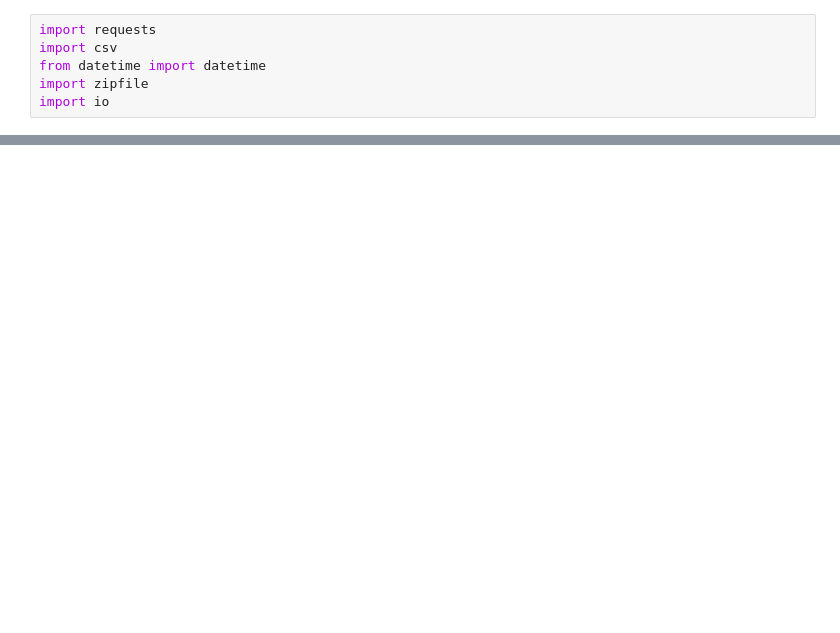
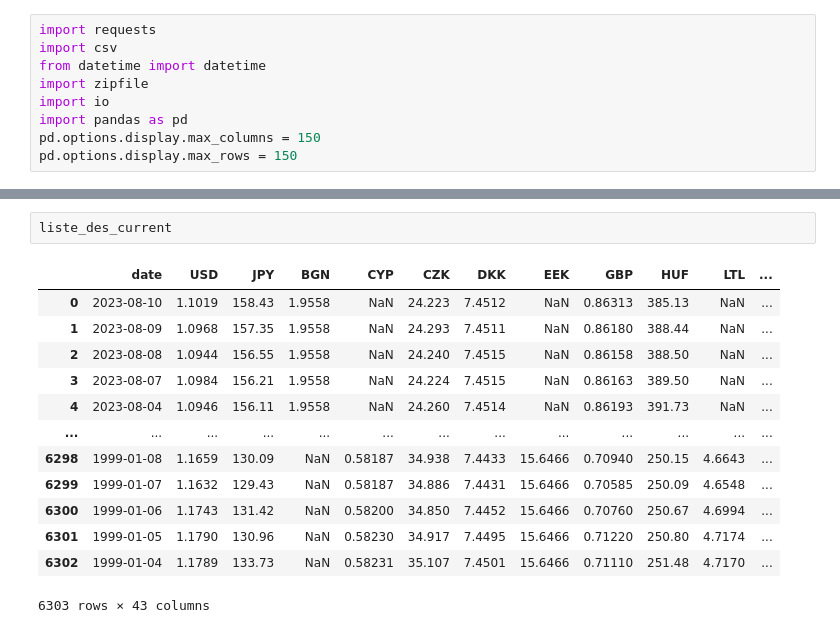
Before and after one commit to henzozhang/projet_bce_taux_echange, a Jupyter notebook: scrapy_taux_echang.ipynb, the cells around one changed output, grey strips where cells are left out. Cells and saved outputs as stored; diff of their text form; blank space fills up the shorter version.

```diff
--- a/scrapy_taux_echang.ipynb
+++ b/scrapy_taux_echang.ipynb
@@ -38,3 +4,6 @@ import csv
 from datetime import datetime
 import zipfile
 import io
+import pandas as pd
+pd.options.display.max_columns = 150
+pd.options.display.max_rows = 150
@@ -57,0 +59,16 @@ Extraction réussie.
+# %%
+liste_des_current
+# %% [output]
+|  | date | USD | JPY | BGN | CYP | CZK | DKK | EEK | GBP | HUF | LTL | ... |
+| 0 | 2023-08-10 | 1.1019 | 158.43 | 1.9558 | NaN | 24.223 | 7.4512 | NaN | 0.86313 | 385.13 | NaN | ... |
+| 1 | 2023-08-09 | 1.0968 | 157.35 | 1.9558 | NaN | 24.293 | 7.4511 | NaN | 0.86180 | 388.44 | NaN | ... |
+| 2 | 2023-08-08 | 1.0944 | 156.55 | 1.9558 | NaN | 24.240 | 7.4515 | NaN | 0.86158 | 388.50 | NaN | ... |
+| 3 | 2023-08-07 | 1.0984 | 156.21 | 1.9558 | NaN | 24.224 | 7.4515 | NaN | 0.86163 | 389.50 | NaN | ... |
+| 4 | 2023-08-04 | 1.0946 | 156.11 | 1.9558 | NaN | 24.260 | 7.4514 | NaN | 0.86193 | 391.73 | NaN | ... |
+| ... | ... | ... | ... | ... | ... | ... | ... | ... | ... | ... | ... | ... |
+| 6298 | 1999-01-08 | 1.1659 | 130.09 | NaN | 0.58187 | 34.938 | 7.4433 | 15.6466 | 0.70940 | 250.15 | 4.6643 | ... |
+| 6299 | 1999-01-07 | 1.1632 | 129.43 | NaN | 0.58187 | 34.886 | 7.4431 | 15.6466 | 0.70585 | 250.09 | 4.6548 | ... |
+| 6300 | 1999-01-06 | 1.1743 | 131.42 | NaN | 0.58200 | 34.850 | 7.4452 | 15.6466 | 0.70760 | 250.67 | 4.6994 | ... |
+| 6301 | 1999-01-05 | 1.1790 | 130.96 | NaN | 0.58230 | 34.917 | 7.4495 | 15.6466 | 0.71220 | 250.80 | 4.7174 | ... |
+| 6302 | 1999-01-04 | 1.1789 | 133.73 | NaN | 0.58231 | 35.107 | 7.4501 | 15.6466 | 0.71110 | 251.48 | 4.7170 | ... |
+6303 rows × 43 columns
```
Also changed, not shown: parts of 29 cells of this notebook, 4 other files.
